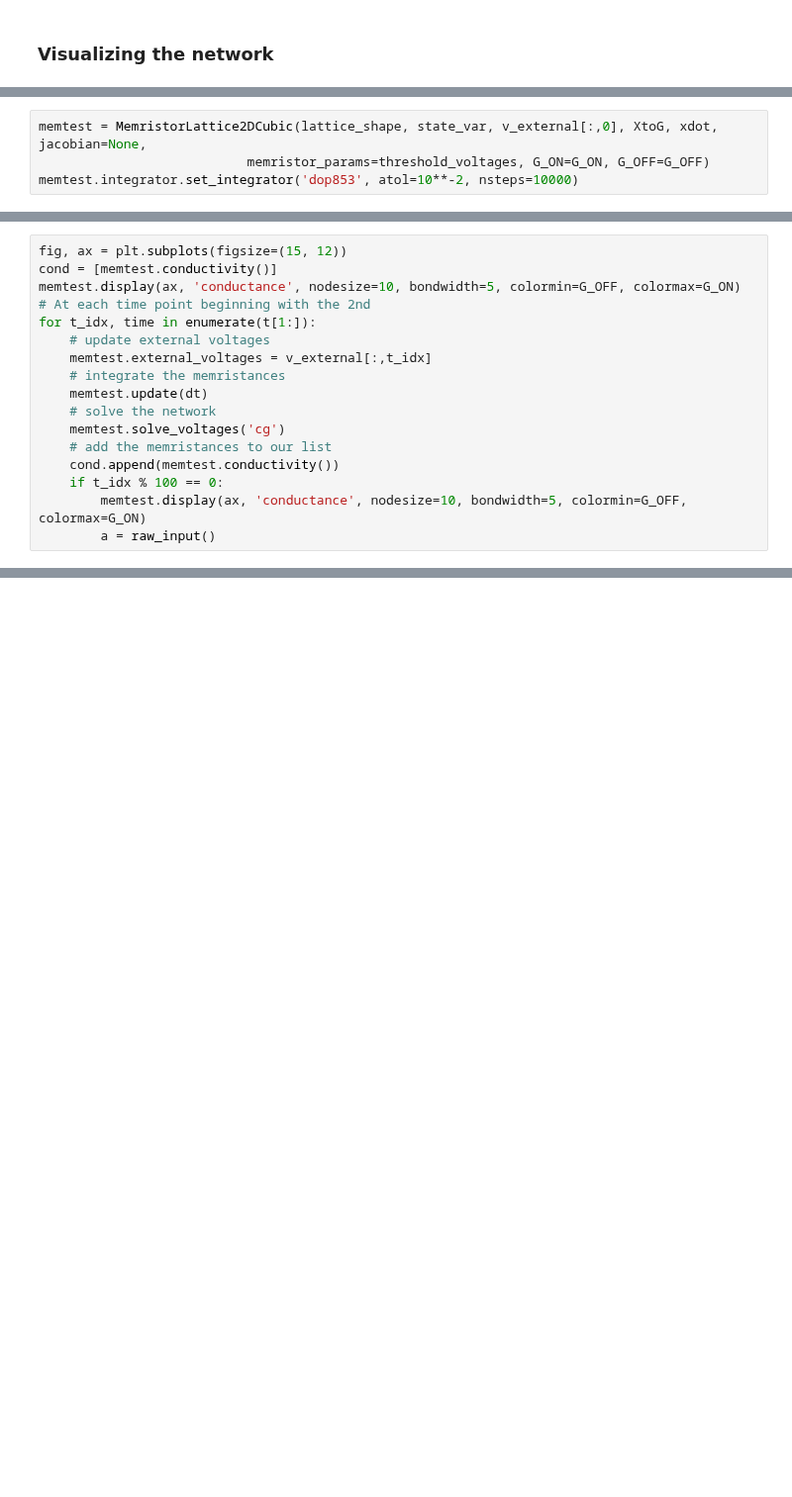
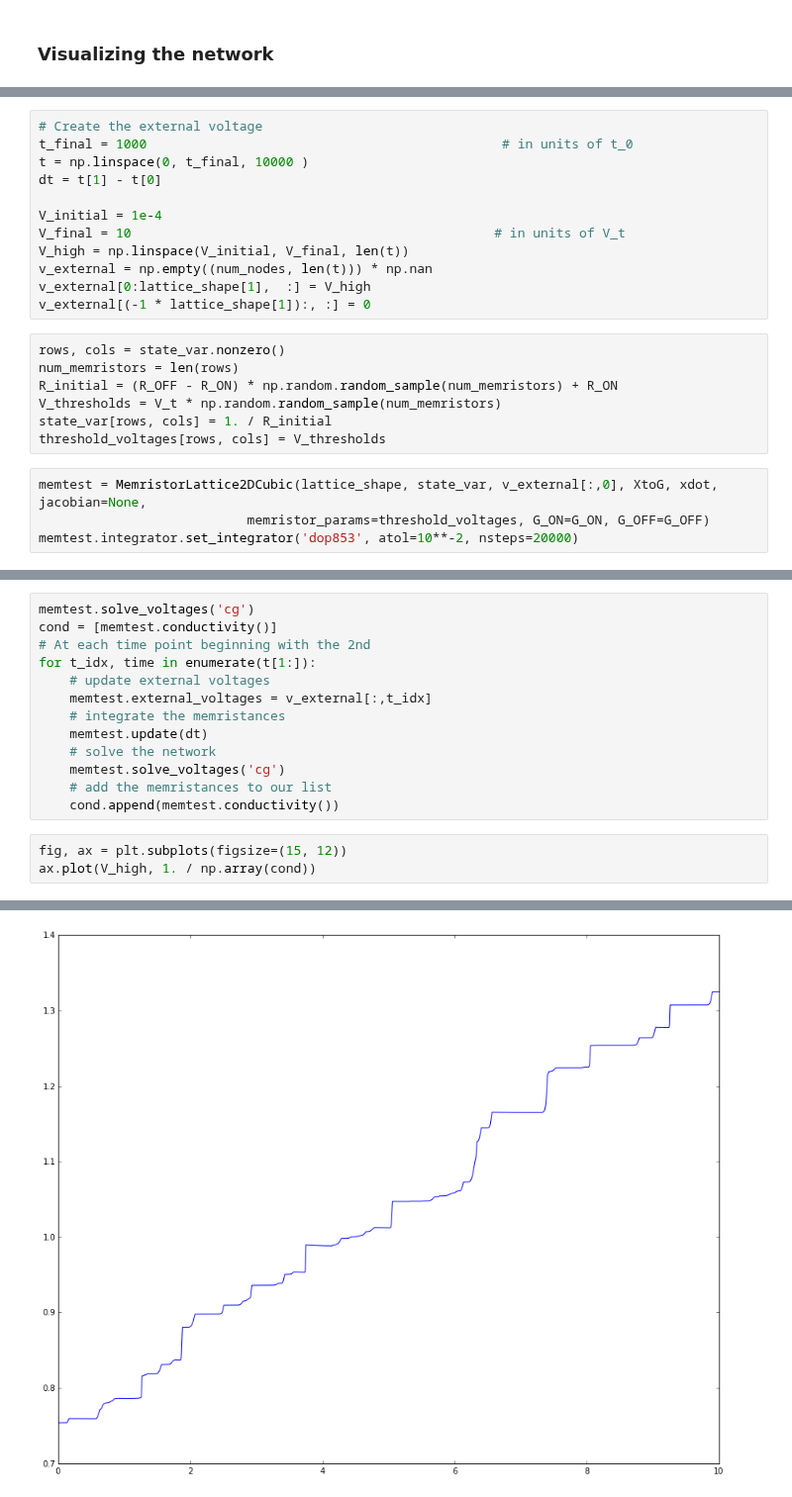
Before and after one commit to forrestsheldon/memNets, a Jupyter notebook: Memristor_Nets_V2.ipynb, the cells around one changed output, grey strips where cells are left out. Shown at 99% size. Cells and saved outputs as stored; diff of their text form; blank space fills up the shorter version.

Commit message:
Ran a larger network and found a more uniform conductance shift.  I will have to examine this further

```diff
--- a/Memristor_Nets_V2.ipynb
+++ b/Memristor_Nets_V2.ipynb
@@ -317,7 +310,26 @@ lattice_shape = (7, 7)
 num_nodes = lattice_shape[0] * lattice_shape[1]
 state_var = gen_adj.cubic_2d(lattice_shape, undirected=False, xbias=1, ybias=1)
 threshold_voltages = state_var.copy()
+# %%
+# Create the external voltage
+t_final = 1000                                              # in units of t_0
+t = np.linspace(0, t_final, 10000 )
+dt = t[1] - t[0]
+
+V_initial = 1e-4
+V_final = 10                                               # in units of V_t
+V_high = np.linspace(V_initial, V_final, len(t))
+v_external = np.empty((num_nodes, len(t))) * np.nan
+v_external[0:lattice_shape[1],  :] = V_high
+v_external[(-1 * lattice_shape[1]):, :] = 0
+# %%
+rows, cols = state_var.nonzero()
+num_memristors = len(rows)
+R_initial = (R_OFF - R_ON) * np.random.random_sample(num_memristors) + R_ON
+V_thresholds = V_t * np.random.random_sample(num_memristors)
+state_var[rows, cols] = 1. / R_initial
+threshold_voltages[rows, cols] = V_thresholds
 # %%
 memtest = MemristorLattice2DCubic(lattice_shape, state_var, v_external[:,0], XtoG, xdot, jacobian=None,
                            memristor_params=threshold_voltages, G_ON=G_ON, G_OFF=G_OFF)
-memtest.integrator.set_integrator('dop853', atol=10**-2, nsteps=10000)
+memtest.integrator.set_integrator('dop853', atol=10**-2, nsteps=20000)
@@ -324,7 +338,6 @@ memtest.integrator.set_integrator('dop853', atol=10**-2, nsteps=10000)
 # %%
-fig, ax = plt.subplots(figsize=(15, 12))
+memtest.solve_voltages('cg')
 cond = [memtest.conductivity()]
-memtest.display(ax, 'conductance', nodesize=10, bondwidth=5, colormin=G_OFF, colormax=G_ON)
 # At each time point beginning with the 2nd
 for t_idx, time in enumerate(t[1:]):
     # update external voltages
@@ -335,6 +348,7 @@ for t_idx, time in enumerate(t[1:]):
     memtest.solve_voltages('cg')
     # add the memristances to our list
     cond.append(memtest.conductivity())
-    if t_idx % 100 == 0:
-        memtest.display(ax, 'conductance', nodesize=10, bondwidth=5, colormin=G_OFF, colormax=G_ON)
-        a = raw_input()
+# %%
+fig, ax = plt.subplots(figsize=(15, 12))
+ax.plot(V_high, 1. / np.array(cond))
+# %% [output]
@@ -340,0 +356 @@ for t_idx, time in enumerate(t[1:]):
+[figure, added]
```
Also changed, not shown: parts of 9 cells of this notebook, 1 other file.
